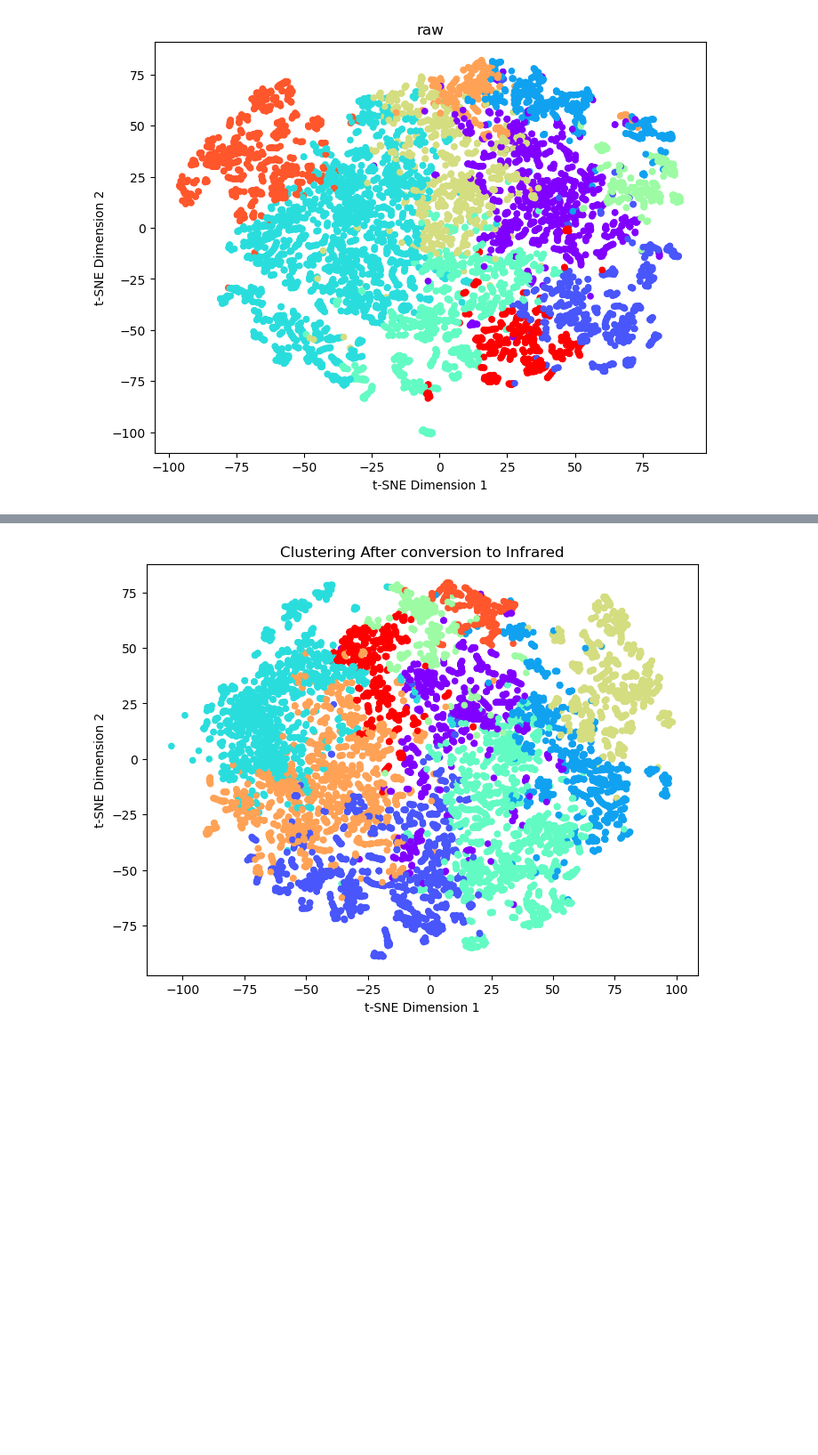
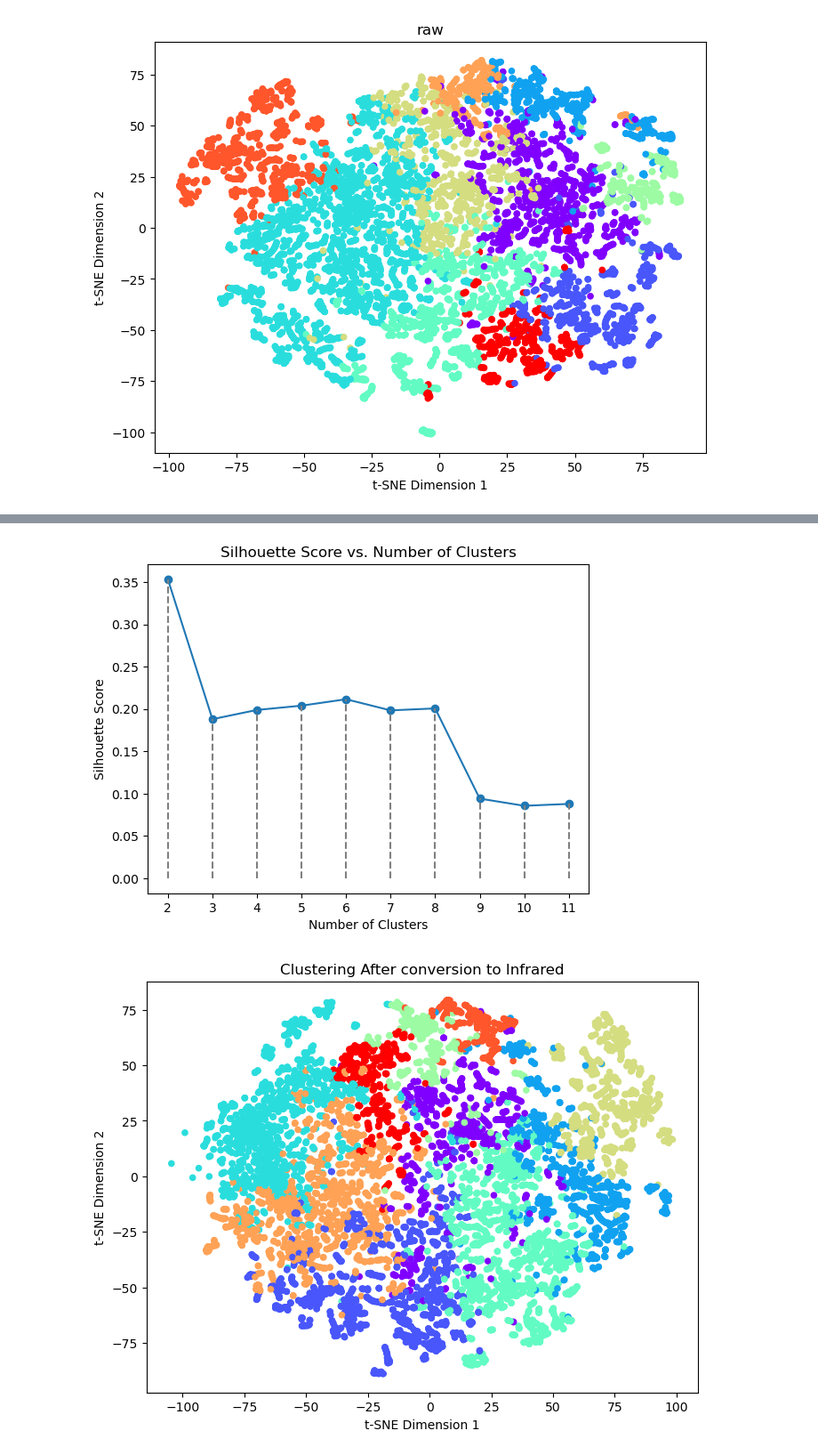
Before and after one commit to Suhail270/DMML_Part2, a Jupyter notebook: clustering.ipynb, the cells around one changed output, grey strips where cells are left out. Shown at 89% size. Cells and saved outputs as stored; diff of their text form; code cells hidden in the pictures; blank space fills up the shorter version.

```diff
--- a/clustering.ipynb
+++ b/clustering.ipynb
@@ -302,3 +302,8 @@ Silhouette Score: 0.08563693469224311
 TSNEplots(x_train.to_numpy(),agg_10_clusters_labels,"raw")
 # %% [output]
 [figure]
+# %%
+silhouetteScoreAllRaw = []
+for i in range(2, 12):
+    raw_labels_pred = aggfunc(x_train,i)
+    silhouetteScoreAllRaw.append(silhouetteScore(x_train,raw_labels_pred))
@@ -305,3 +321,19 @@ TSNEplots(x_train.to_numpy(),agg_10_clusters_labels,"raw")
+# %%
+cluster_range = range(2, 12)
+plt.plot(cluster_range, silhouetteScoreAllRaw, marker='o')
+plt.xticks(cluster_range)
+
+for i in cluster_range:
+    index = i - 2
+    plt.plot([cluster_range[index], cluster_range[index]], [0, silhouetteScoreAllRaw[index]], linestyle='--', color='gray')
+
+
+plt.xlabel('Number of Clusters')
+plt.ylabel('Silhouette Score')
+plt.title('Silhouette Score vs. Number of Clusters')
+plt.show()
+# %% [output]
+[figure, added]
 # %%
 agg_10_clusters_labels_infra = aggfunc(infrared_df_org,10)
 # %%
```
Also changed, not shown: parts of 41 cells of this notebook, 1 other file.
